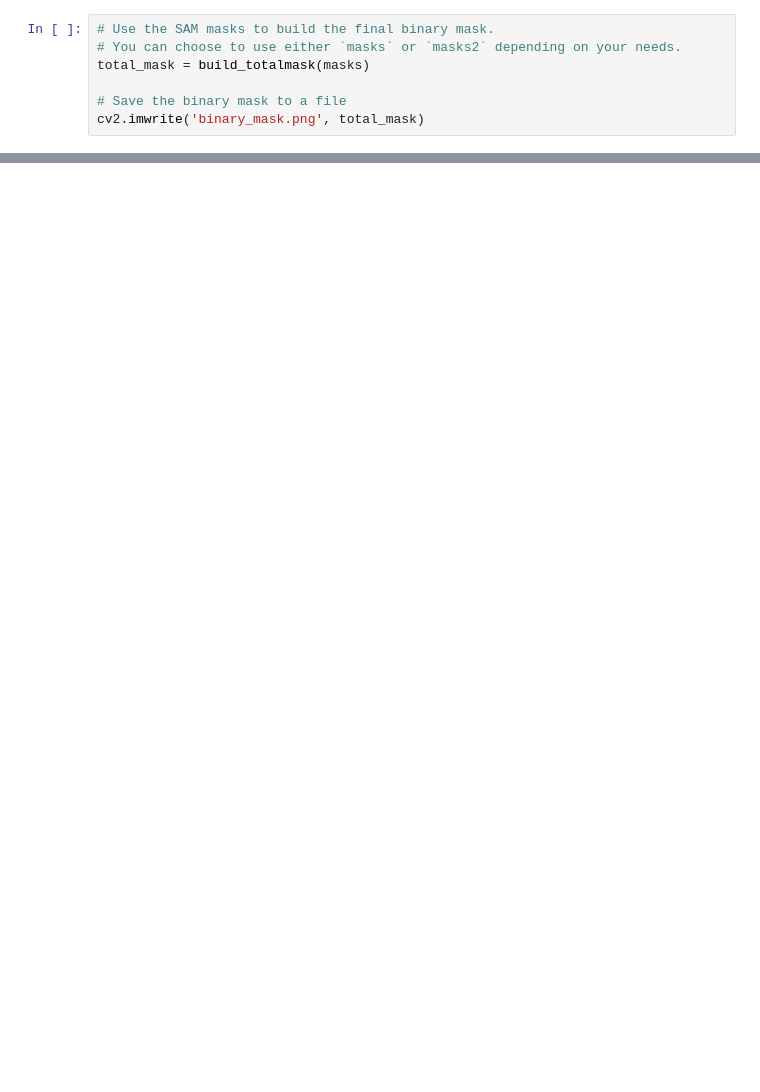
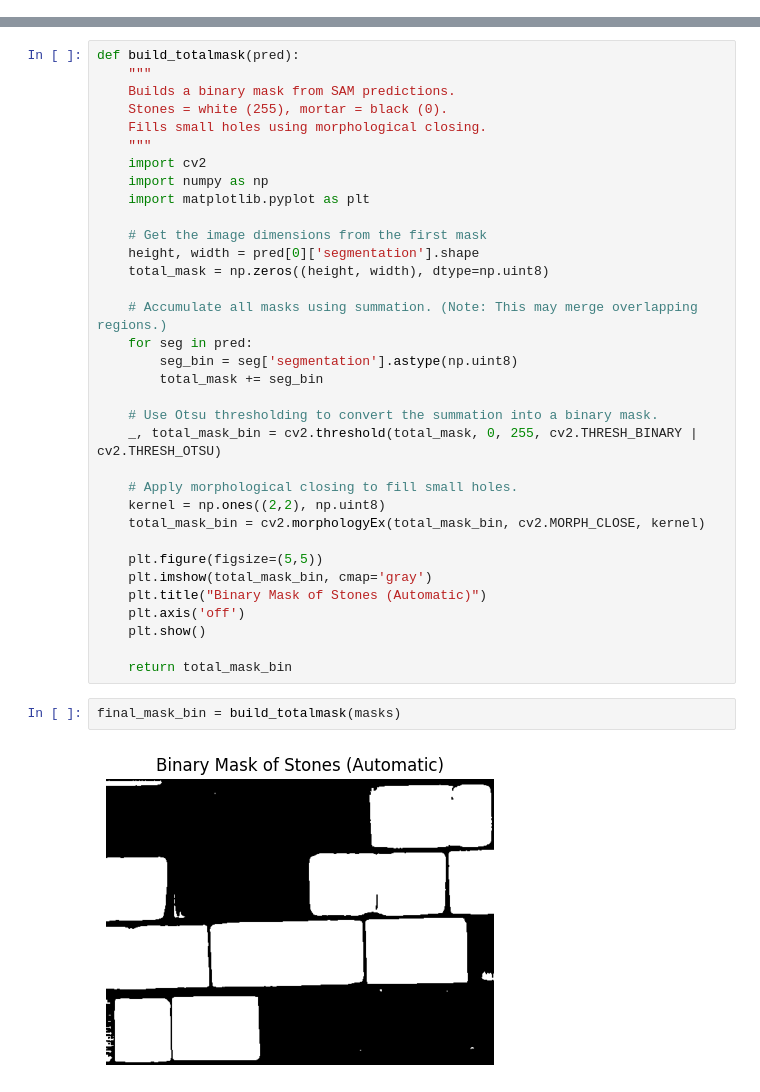
Before and after one commit to jean-hy/chambord-castle-stone-segmentation, a Jupyter notebook: notebooks/automatic_mask_generator.ipynb, the cells around one changed output, grey strips where cells are left out. Drawn from its saved outputs; the diff is of its cells as text; blank space fills up the shorter version.

```diff
--- a/notebooks/automatic_mask_generator.ipynb
+++ b/notebooks/automatic_mask_generator.ipynb
@@ -186,7 +0,0 @@ def build_totalmask(pred):
-# %%
-# Use the SAM masks to build the final binary mask.
-# You can choose to use either `masks` or `masks2` depending on your needs.
-total_mask = build_totalmask(masks)
-
-# Save the binary mask to a file
-cv2.imwrite('binary_mask.png', total_mask)
@@ -419,0 +130,38 @@ White pixels %: 0.06% | White px: 39
+# %%
+def build_totalmask(pred):
+    """
+    Builds a binary mask from SAM predictions.
+    Stones = white (255), mortar = black (0).
+    Fills small holes using morphological closing.
+    """
+    import cv2
+    import numpy as np
+    import matplotlib.pyplot as plt
+
+    # Get the image dimensions from the first mask
+    height, width = pred[0]['segmentation'].shape
+    total_mask = np.zeros((height, width), dtype=np.uint8)
+
+    # Accumulate all masks using summation. (Note: This may merge overlapping regions.)
+    for seg in pred:
+        seg_bin = seg['segmentation'].astype(np.uint8)
+        total_mask += seg_bin
+
+    # Use Otsu thresholding to convert the summation into a binary mask.
+    _, total_mask_bin = cv2.threshold(total_mask, 0, 255, cv2.THRESH_BINARY | cv2.THRESH_OTSU)
+
+    # Apply morphological closing to fill small holes.
+    kernel = np.ones((2,2), np.uint8)
+    total_mask_bin = cv2.morphologyEx(total_mask_bin, cv2.MORPH_CLOSE, kernel)
+
+    plt.figure(figsize=(5,5))
+    plt.imshow(total_mask_bin, cmap='gray')
+    plt.title("Binary Mask of Stones (Automatic)")
+    plt.axis('off')
+    plt.show()
+
+    return total_mask_bin
+# %%
+final_mask_bin = build_totalmask(masks)
+# %% [output]
+[figure, added]
```
Also changed, not shown: parts of 54 cells of this notebook.
